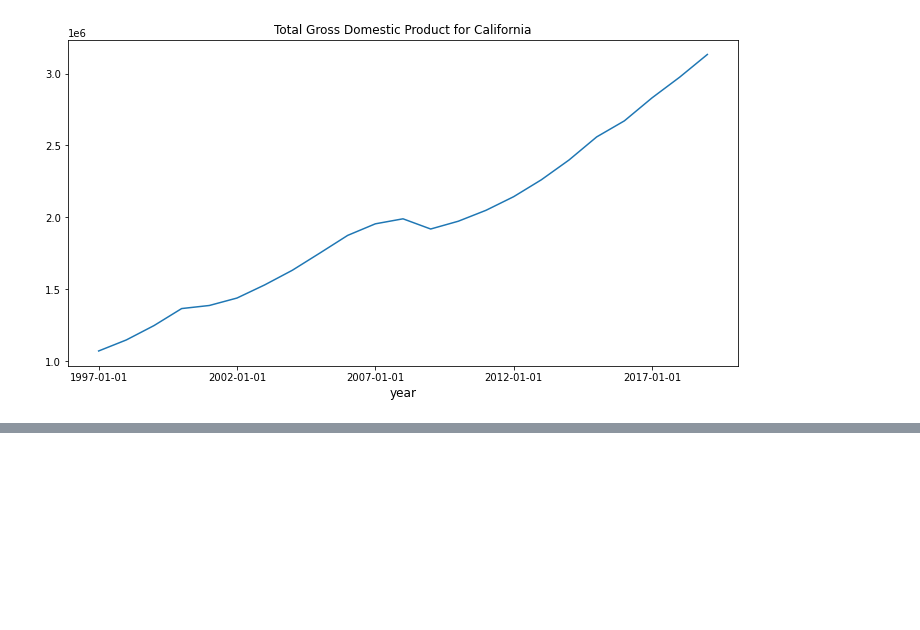
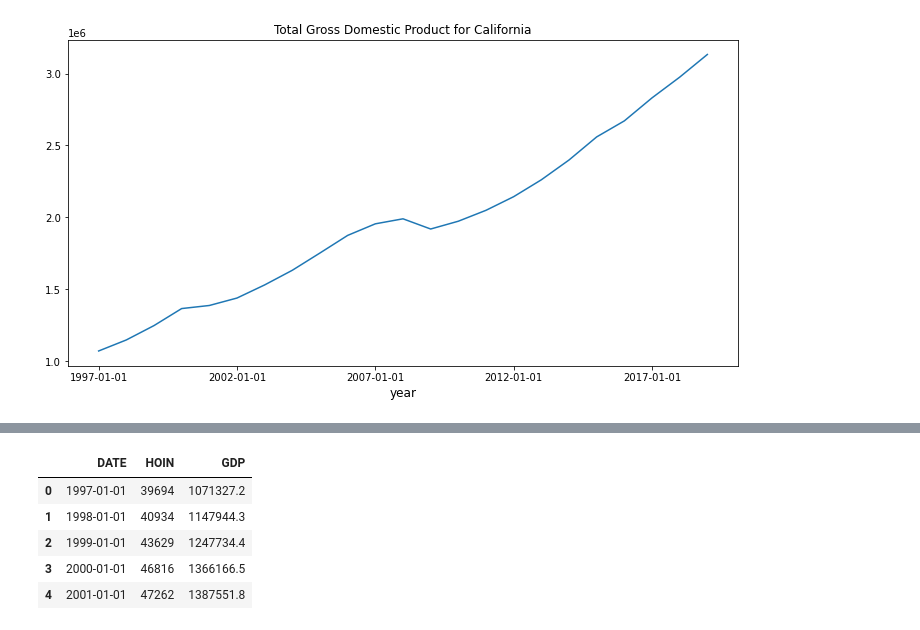
Before and after one commit to yuanyi-611/project149, a Jupyter notebook: Project.ipynb, the cells around one changed output, grey strips where cells are left out. Cells and saved outputs as stored; diff of their text form; code cells hidden in the pictures; blank space fills up the shorter version.

```diff
--- a/Project.ipynb
+++ b/Project.ipynb
@@ -187,0 +193,9 @@ plt.show()
+# %%
+data_merge.head()
+# %% [output]
+|  | DATE | HOIN | GDP |
+| 0 | 1997-01-01 | 39694 | 1071327.2 |
+| 1 | 1998-01-01 | 40934 | 1147944.3 |
+| 2 | 1999-01-01 | 43629 | 1247734.4 |
+| 3 | 2000-01-01 | 46816 | 1366166.5 |
+| 4 | 2001-01-01 | 47262 | 1387551.8 |
```
Also changed, not shown: parts of 11 cells of this notebook.
